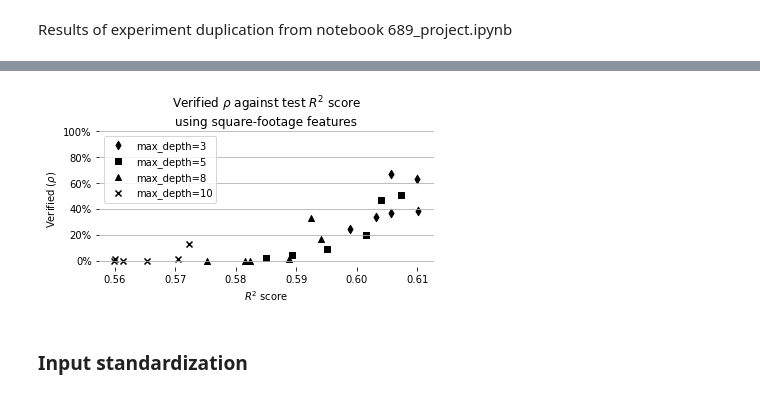
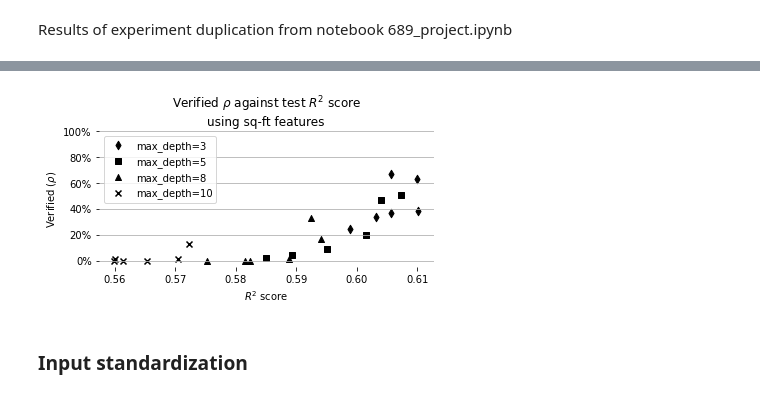
Before and after one commit to kennethjmyers/CS689_project, a Jupyter notebook: Results.ipynb, the cells around one changed output, grey strips where cells are left out. Cells and saved outputs as stored; diff of their text form; code cells hidden in the pictures.

```diff
--- a/Results.ipynb
+++ b/Results.ipynb
@@ -75,35 +122,35 @@ for max_depth in tree_depth_options:
     rho_values = []
     test_errors = []
     for estimators in estimator_options:
         try:
             this_results = results[(max_depth, estimators)]
         except:
             continue
 
         rho_values.append(this_results['unsat_rate'])
         test_errors.append(this_results['r2_score'])
 
     plt.scatter(
         test_errors,
         rho_values,
         label=f'max_depth={max_depth}',
         marker=symbol_by_depth[str(max_depth)]['marker'],
 #         linestyle=symbol_by_depth[str(max_depth)]['linestyle'],
         color='black'
     )
 
 plt.ylim(-0.05,1)  # -0.01 is so the y=0 line shows up
 plt.ylabel(r'Verified ($\rho$)')
 plt.xlabel(r'$R^2$ score')
-plt.title(r'Verified '+r'$\rho$'+' against test $R^2$ score\nusing square-footage features')
+plt.title(r'Verified '+r'$\rho$'+' against test $R^2$ score\nusing sq-ft features')
 plt.legend(loc='best')
 yticks = np.arange(0, 1.2, 0.2)
 plt.yticks(yticks, [f'{int(i*100)}%' for i in yticks])
 plt.grid(True, 'major', 'y')
 plt.box(on=None)
 plt.show()
 # %% [output]
-[figure, old version]
+[figure, new version]
 # %% [markdown]
 ### Input standardization
 # %%
```
Also changed, not shown: parts of 3 cells of this notebook, 5 other files.
